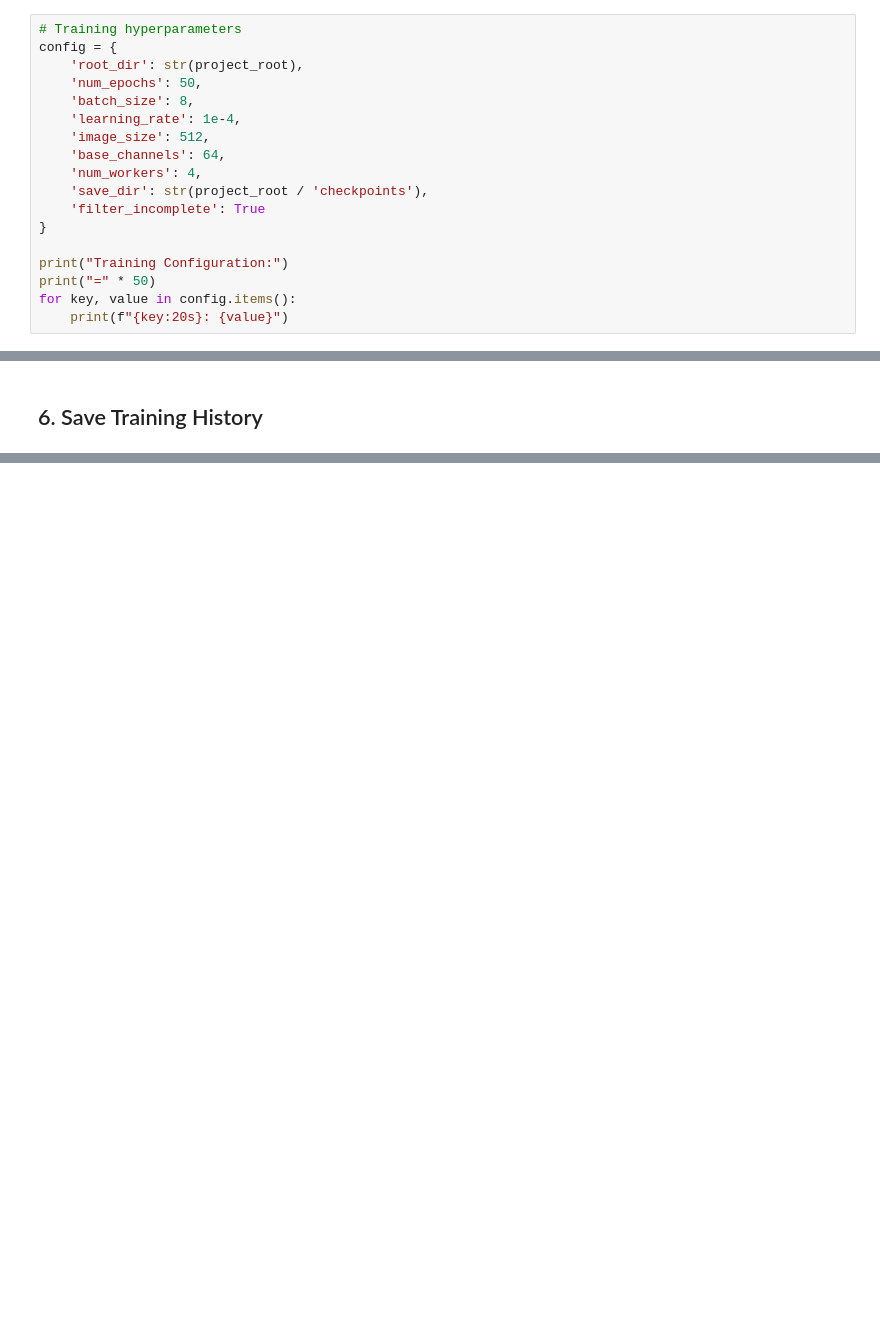
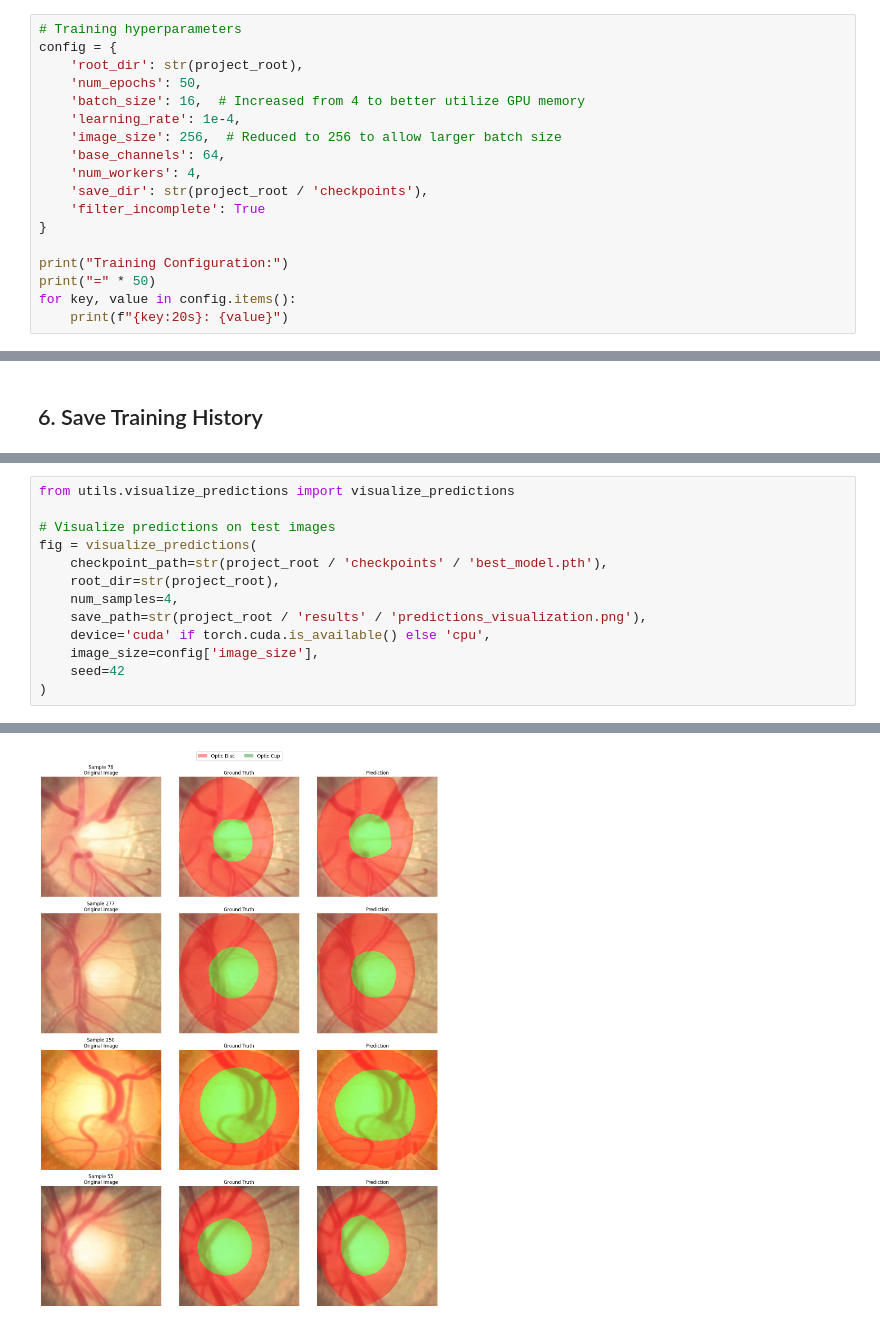
Before and after one commit to SebastianSiedler/CAP5410-roi-enhancer-odoc, a Jupyter notebook: notebooks/train_unet.ipynb, the cells around one changed output, grey strips where cells are left out. Cells and saved outputs as stored; diff of their text form; blank space fills up the shorter version.

Commit message:
feat: unet model working

```diff
--- a/notebooks/train_unet.ipynb
+++ b/notebooks/train_unet.ipynb
@@ -28,9 +33,9 @@ if torch.cuda.is_available():
 config = {
     'root_dir': str(project_root),
     'num_epochs': 50,
-    'batch_size': 8,
+    'batch_size': 16,  # Increased from 4 to better utilize GPU memory
     'learning_rate': 1e-4,
-    'image_size': 512,
+    'image_size': 256,  # Reduced to 256 to allow larger batch size
     'base_channels': 64,
     'num_workers': 4,
     'save_dir': str(project_root / 'checkpoints'),
@@ -100,0 +317,14 @@ print(f"Training history saved to: {history_path}")
+# %%
+from utils.visualize_predictions import visualize_predictions
+
+# Visualize predictions on test images
+fig = visualize_predictions(
+    checkpoint_path=str(project_root / 'checkpoints' / 'best_model.pth'),
+    root_dir=str(project_root),
+    num_samples=4,
+    save_path=str(project_root / 'results' / 'predictions_visualization.png'),
+    device='cuda' if torch.cuda.is_available() else 'cpu',
+    image_size=config['image_size'],
+    seed=42
+)
+# %% [output]
@@ -100,0 +342 @@ print(f"Training history saved to: {history_path}")
+[figure, added]
```
Also changed, not shown: parts of 9 cells of this notebook, 6 other files.
